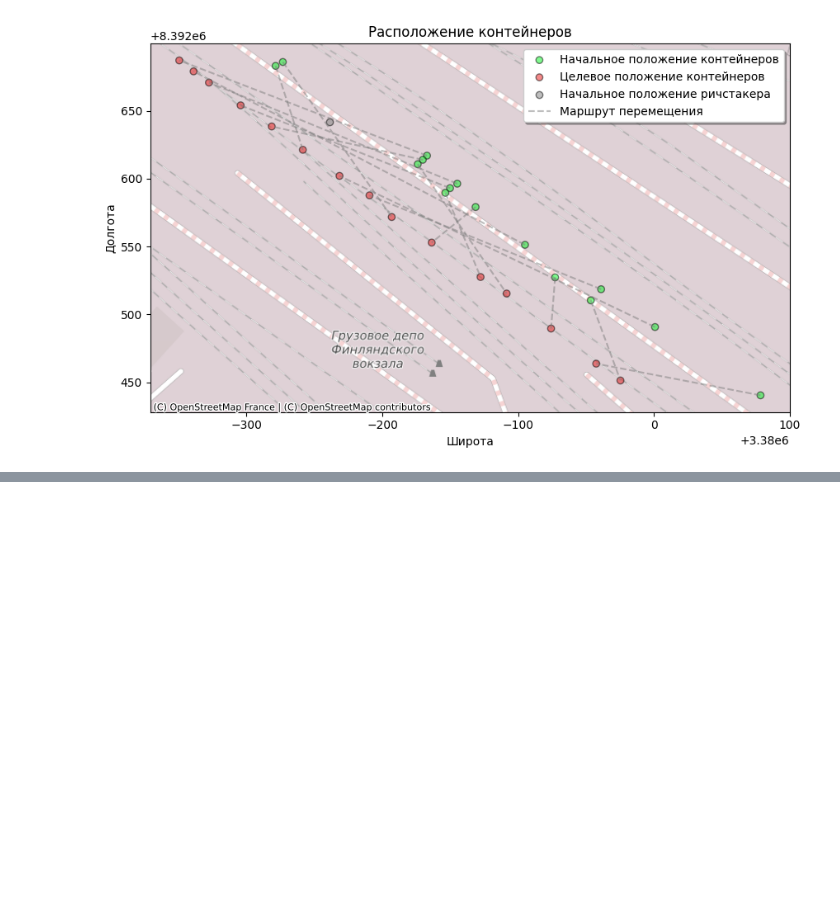
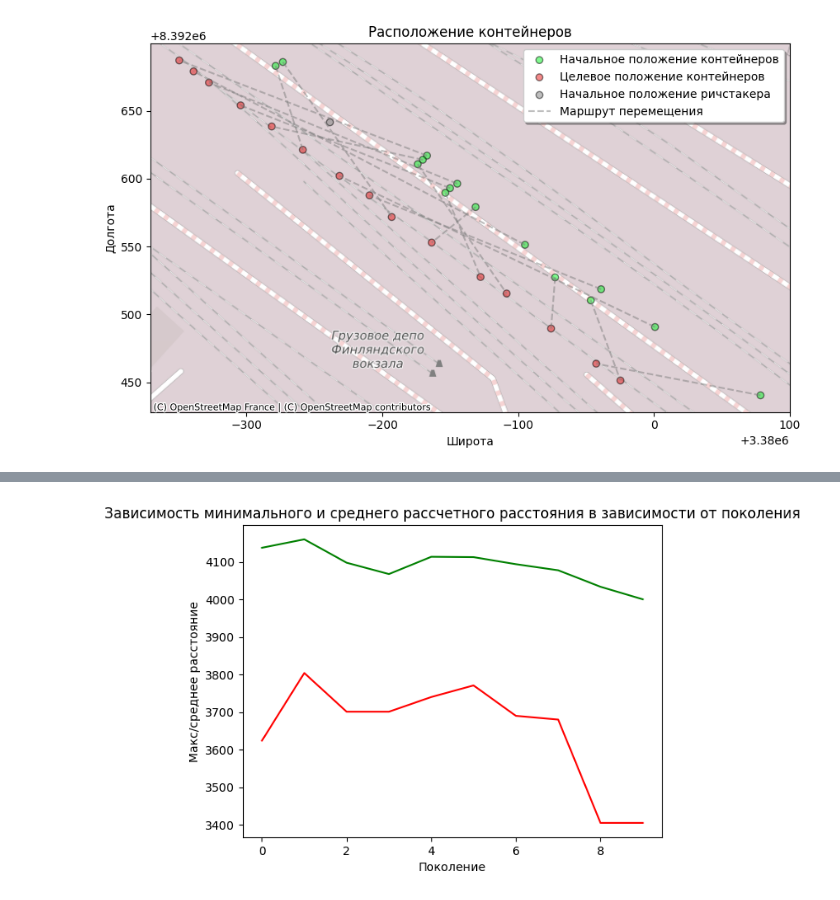
Before and after one commit to IvanOsyanin/geo_optimization, a Jupyter notebook: optimization.ipynb, the cells around one changed output, grey strips where cells are left out. Drawn from its saved outputs; the diff is of its cells as text; code cells hidden in the pictures; blank space fills up the shorter version.

```diff
--- a/optimization.ipynb
+++ b/optimization.ipynb
@@ -192,7 +188,7 @@ def selTournament(population):
 def cxOrdered(ind1, ind2):
     """Алгоритм упорядоченного скрещивания."""
 
-    def fulfill_from_parent(indexes, ind, child):
+    def fulfill_from_ind(indexes, ind, child):
         for idx in indexes:
             for k in range(size):
                 if ind[k] not in child:
@@ -208,7 +204,7 @@ def cxOrdered(ind1, ind2):
     child2_partly_fullfilled = [ind1[i] if (a <= i <= b) else None for i in range(size)]
 
     indexes = [item for item in range(b, size)] + [item for item in range(a)]
-    child1 = fulfill_from_parent(indexes, ind1, child1_partly_fullfilled)
-    child2 = fulfill_from_parent(indexes, ind2, child2_partly_fullfilled)
+    child1 = Individual(fulfill_from_ind(indexes, ind1, child1_partly_fullfilled))
+    child2 = Individual(fulfill_from_ind(indexes, ind2, child2_partly_fullfilled))
 
     return child1, child2
@@ -219,0 +211,78 @@ cxOrdered(population[0], population[1])
+# %%
+def mutShuffleIndexes(individual, indpb):
+    """Алгоритм мутации.
+    indpb: float - степень мутации
+    """
+    size = len(individual)
+    for i in range(size):
+        if random.random() < indpb:
+            swap_indx = random.randint(0, size - 2)
+            if swap_indx >= i:
+                swap_indx += 1
+            individual[i], individual[swap_indx] = individual[swap_indx], individual[i]
+
+    return individual
+# %%
+generationCounter = 0
+maxFitnessValues = []
+meanFitnessValues = []
+hall_of_fame = {}
+
+while generationCounter < MAX_GENERATIONS:
+    generationCounter += 1
+
+    offspring = selTournament(population)
+
+    next_generation_offspring = []
+    for ind1, ind2 in zip(offspring[::2], offspring[1::2]):
+        if random.random() < P_CROSSOVER:
+            child1, child2 =  cxOrdered(ind1, ind2)
+        else:
+            child1, child2 = ind1, ind2
+        next_generation_offspring.append(child1)
+        next_generation_offspring.append(child2)
+    offspring = next_generation_offspring
+
+    offspring_mutated = []
+    for individual in offspring:
+        if random.random() < P_MUTATION:
+            mutant = mutShuffleIndexes(individual, indpb=INDPB)
+            offspring_mutated.append(mutant)
+        else:
+            offspring_mutated.append(individual)
+    offspring = offspring_mutated
+
+
+    freshFitnessValues = [oneMaxFitness(individual) for individual in offspring]
+
+    for individual, fitnessValue in zip(offspring, freshFitnessValues):
+        individual.fitness.value = fitnessValue
+
+    population[:] = offspring
+    fitnessValues = [ind.fitness.value for ind in population]
+
+    maxFitness = min(fitnessValues)
+    meanFitness = sum(fitnessValues) / len(population)
+
+    maxFitnessValues.append(maxFitness)
+    meanFitnessValues.append(meanFitness)
+
+    print(f"Поколение {generationCounter}: Лучшее расстояние = {maxFitness}, Среднее расстояние = {meanFitness}")
+    best_index = fitnessValues.index(min(fitnessValues))
+    print("Лучший порядок погрузки контейнеров = ", *population[best_index], "\n")
+
+    hall_of_fame[min(fitnessValues)] = population[best_index]
+
+
+plt.plot(maxFitnessValues, color='red')
+plt.plot(meanFitnessValues, color='green')
+plt.xlabel('Поколение')
+plt.ylabel('Макс/среднее расстояние')
+plt.title('Зависимость минимального и среднего рассчетного расстояния в зависимости от поколения')
+plt.show()
+
+best_distance = min(hall_of_fame.keys())
+best_individual = hall_of_fame[best_distance]
+
+print(f'Лучший способ погрузки {best_individual}. Совокупное расстояние {best_distance} метров')
+# %% [output]
@@ -219,0 +306 @@ cxOrdered(population[0], population[1])
+[figure, added]
```
Also changed, not shown: parts of 5 cells of this notebook.
